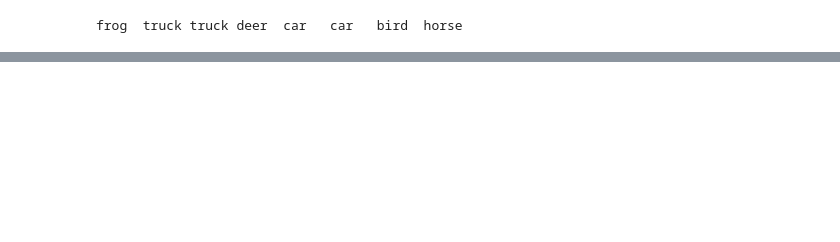
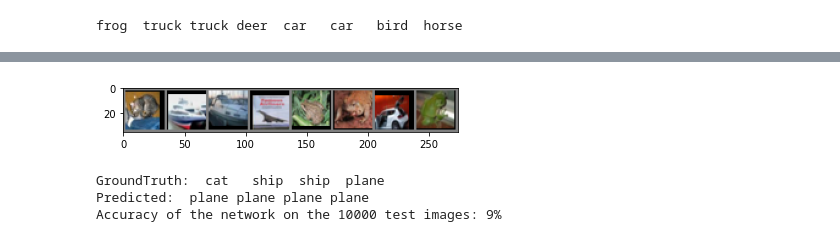
Before and after one commit to NikosKats/ColabFiles, a Jupyter notebook: TrainingAClassifier_CIFAR_10.ipynb, the cells around one changed output, grey strips where cells are left out. Saved outputs shown, nothing was run; the diff lists cells and outputs as text; code cells hidden in the pictures; blank space fills up the shorter version.

```diff
--- a/TrainingAClassifier_CIFAR_10.ipynb
+++ b/TrainingAClassifier_CIFAR_10.ipynb
@@ -72,3 +72,23 @@ class Net(nn.Module):
     return x
 
 net = Net()
+# %%
+criterion = nn.CrossEntropyLoss()
+optimizer = optim.SGD(net.parameters(), lr=0.001, momentum=0.9)
+# %%
+for epoch in range(2):
+  running_loss = 0.0
+  for i, data in enumerate(trainloader, 0):
+    inputs, labels = data
+    optimizer.zero_grad()
+    outputs = net(inputs)
+    loss = criterion(outputs,labels)
+    loss.backward()
+    optimizer.step()
+
+    running_loss +=loss.item()
+    if i % 2000 == 1999:
+      print(f'[{epoch + 1}, {i + 1:5d}] loss: {running_loss / 2000:.3f}')
+      running_loss = 0.0
+
+print('Finished Training')
@@ -74,0 +103,39 @@ net = Net()
+# %%
+PATH = './cifar_net.path'
+torch.save(net.state_dict,PATH)
+
+dataiter = iter(testloader)
+images, labels = next(dataiter)
+
+imshow(torchvision.utils.make_grid(images))
+print('GroundTruth: ', ' '.join(f'{classes[labels[j]]:5s}' for j in range(4)))
+
+net = Net()
+
+torch.save(net.state_dict(), PATH) # nothing else here
+net.load_state_dict(torch.load(PATH))
+
+outputs = net(images)
+
+_, predicted = torch.max(outputs, 1)
+
+print('Predicted: ', ' '.join(f'{classes[predicted[j]]:5s}' for j in range(4)))
+
+correct = 0
+total = 0
+
+with torch.no_grad():
+  for data in testloader:
+    images, labels = data
+    outputs = net(images)
+    _, predicted = torch.max(outputs.data,1)
+    total += labels.size(0)
+    correct += (predicted == labels).sum().item()
+
+
+print(f'Accuracy of the network on the 10000 test images: {100 * correct // total}%')
+# %% [output]
+[figure, added]
+GroundTruth:  cat   ship  ship  plane
+Predicted:  plane plane plane plane
+Accuracy of the network on the 10000 test images: 9%
```
Also changed, not shown: parts of 4 cells of this notebook.
